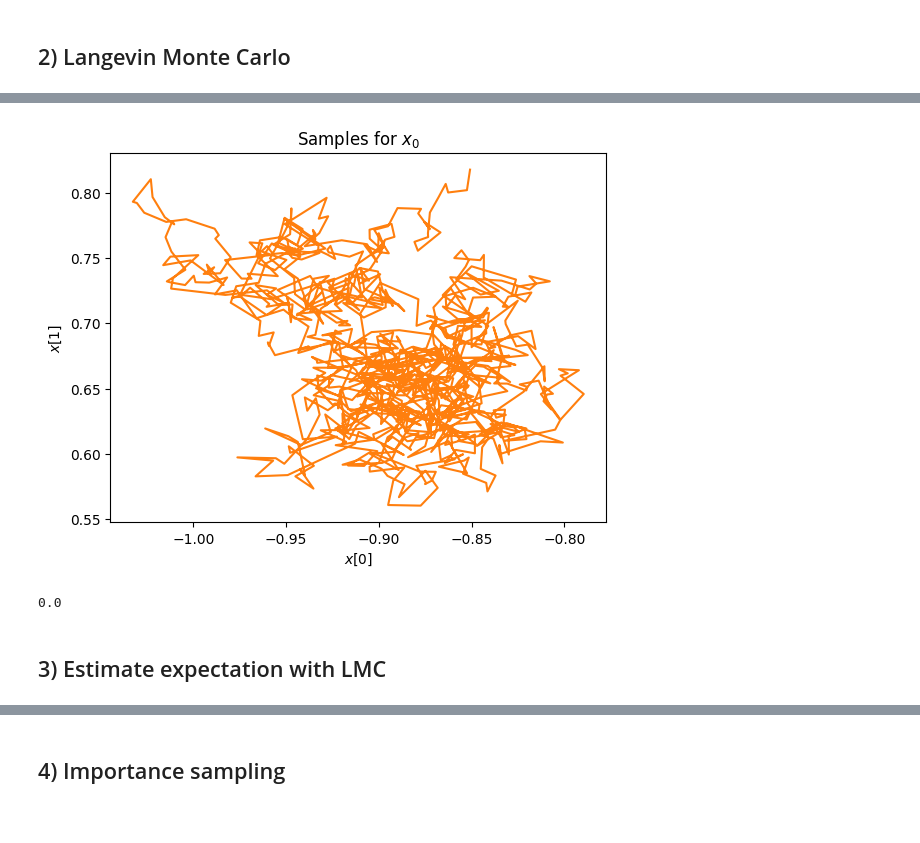
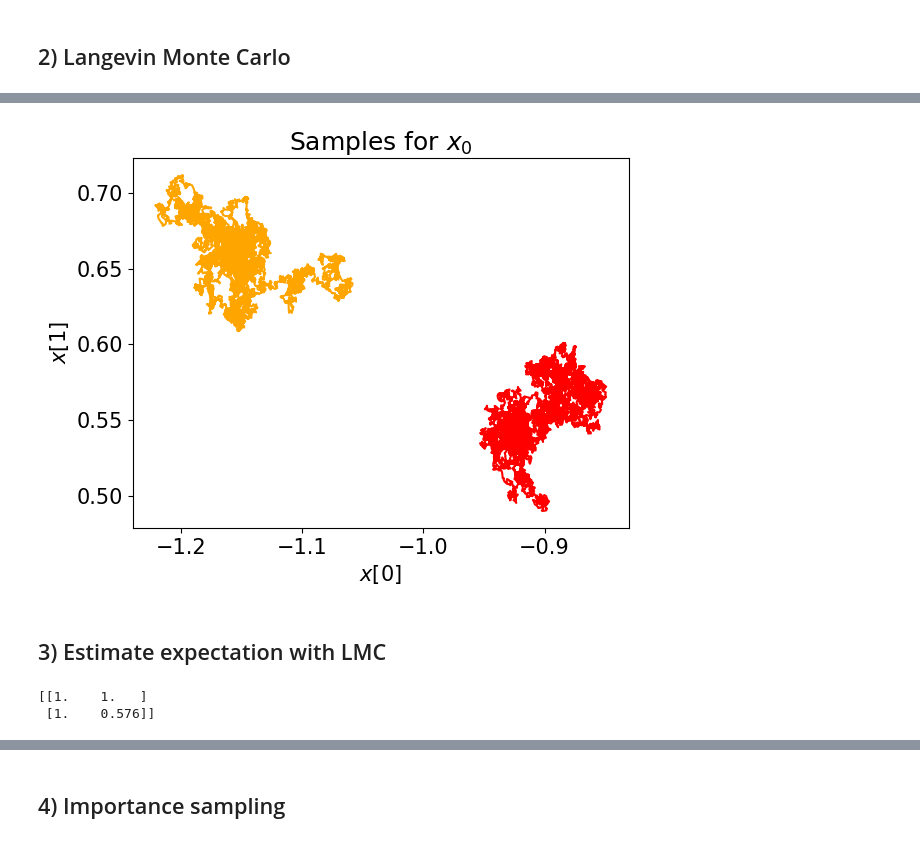
Before and after one commit to sabrinaliu/EE364B-lmc-hbd, a Jupyter notebook: lmc.ipynb, the cells around one changed output, grey strips where cells are left out. Saved outputs shown, nothing was run; the diff lists cells and outputs as text; code cells hidden in the pictures.

```diff
--- a/lmc.ipynb
+++ b/lmc.ipynb
@@ -22,20 +22,24 @@ M = np.array([0.576, 0.32 , 0.94 , 0.736, 0.996, 0.74 , 0.884, 0.836, 0.748,
        0.828, 0.82 , 0.808, 0.8  , 0.76 , 0.732, 0.692, 0.712, 0.772,
        0.8  ])
 
-N = np.size(M)
+# N = np.size(M)
+N = 2
 
 sigVScalar = 1e-3
 sigXScalar = 1e-2
 
 d = 1
 mu0 = np.array([-0.91861314, 0.60239937])
+alphahat = 41.3
+
+# mu0 = np.array([1.2850724, -4.20921224])
+# alphahat = 171.3713713713714
 sigv = np.identity(d+1)*sigVScalar
 sig0 = np.identity(d+1)*sigXScalar
 
 precisionv = np.linalg.inv(sigv)
 precision0 = np.linalg.inv(sig0)
 
-alphahat = 41.3
 
 h = np.ones((d+1, N))
 for k in range(N):
@@ -96,16 +93,14 @@ def accept(x_plus, xk, eps, g, gNew):
 
     return acceptRes
 # %%
-S = 1000
+S = 10000
 
-def runLMC(ma = True):
+def runLMC(ma = True, eps=0.001):
     # initialize
     xSamps = np.zeros((d+1, N, S))
     xSamps[:,0,0] = np.random.multivariate_normal(mu0, sig0)
 
-    eps = 0.01
-
-    burnIn = 50
+    burnIn = 1000
 
     for i in range(1,N):
         xSamps[:,i,0] = np.random.multivariate_normal(xSamps[:,i-1,0], sigv)
@@ -147,11 +142,10 @@ def runLMC(ma = True):
 
             gNew[:,j] = gradientX(newSamp[:,j], prevX, postX, prePrec, postPrec, alphahat, M[j], h[:,j])
 
-        if kBurn < burnIn:
-            kBurn += 1
-        elif kBurn == burnIn:
+        if kBurn <= burnIn:
             kBurn += 1
             xSamps[:,:,0] = newSamp
+            gs = gNew.copy()
         else:
             if not ma or accept(newSamp, xSamps[:,:,k-1], eps, gs, gNew):
                 xSamps[:,:,k] = newSamp
@@ -250,0 +158,5 @@ print(xSamps[0,plotN,:])
+# %%
+xSamps = runLMC(ma = False)
+xSampsMa = runLMC(ma = True)
+print(xSamps.shape)
+# print(xSamps[0,0,:])
@@ -251,32 +196,33 @@ print(xSamps[0,plotN,:])
 # %%
-
 plotN = 0
 
 # xSampsMala = xSamps.copy()
-plt.plot(xSampsMala[0,plotN,:], xSampsMala[1,plotN,:])
-plt.plot(xSamps[0,plotN,:], xSamps[1,plotN,:])
+plt.plot(xSamps[0,plotN,:], xSamps[1,plotN,:], color="red")
+plt.plot(xSampsMa[0,plotN,:], xSampsMa[1,plotN,:], color="orange")
+# plt.scatter(xSamps[0,plotN,0:2], xSamps[1,plotN,0:2])
 plt.xlabel(r"$x$[0]")
 plt.ylabel(r"$x$[1]")
 plt.title(rf"Samples for $x_{{{plotN}}}$")
 
-# vecs = np.diff(xSamps)
-# plt.quiver((xSamps[0,plotN,:-1], xSamps[1,plotN,:-1]), vecs[0, plotN,:], vecs[1,plotN,:])
 plt.show()
 # %% [output]
-[figure, old version]
+[figure, new version]
-# %%
-xSamps[0,plotN,0]
-# %% [output]
-0.0
 # %% [markdown]
 ## 3) Estimate expectation with LMC
 # %%
+h = np.ones((d+1, N))
+for k in range(N):
+    h[1:min(d+1, k)+1, k] = M[max(k-d,0):k][::-1]
+
 def evalExpectationApprox(xSamps):
     (_, N, S) = xSamps.shape
     expectation = 0
     for k in range(S):
         betas = alphahat * np.exp(-np.sum(np.multiply(h, xSamps[:,:,k]), axis=0))
         for j in range(N):
-            expectation += 1/S * np.log(stats.gamma.pdf(M[j], a=alphahat, loc=0, scale=1/betas[j]))
+            expectation += 1/S * stats.gamma.logpdf(M[j], a=alphahat, loc=0, scale=1/betas[j])
     return expectation
+# %% [output]
+[[1.    1.   ]
+ [1.    0.576]]
 # %%
```
Also changed, not shown: parts of 24 cells of this notebook, 1 other file.
